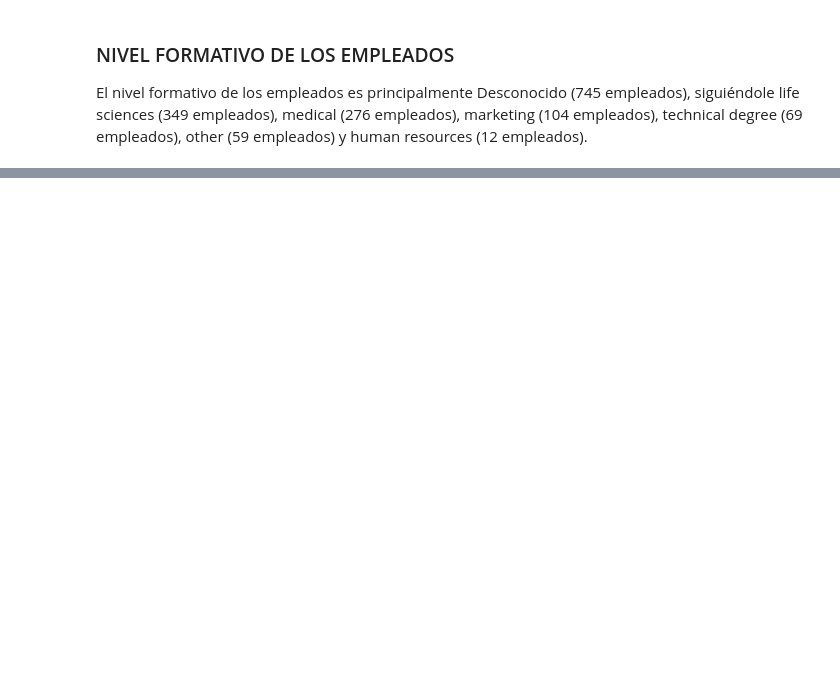
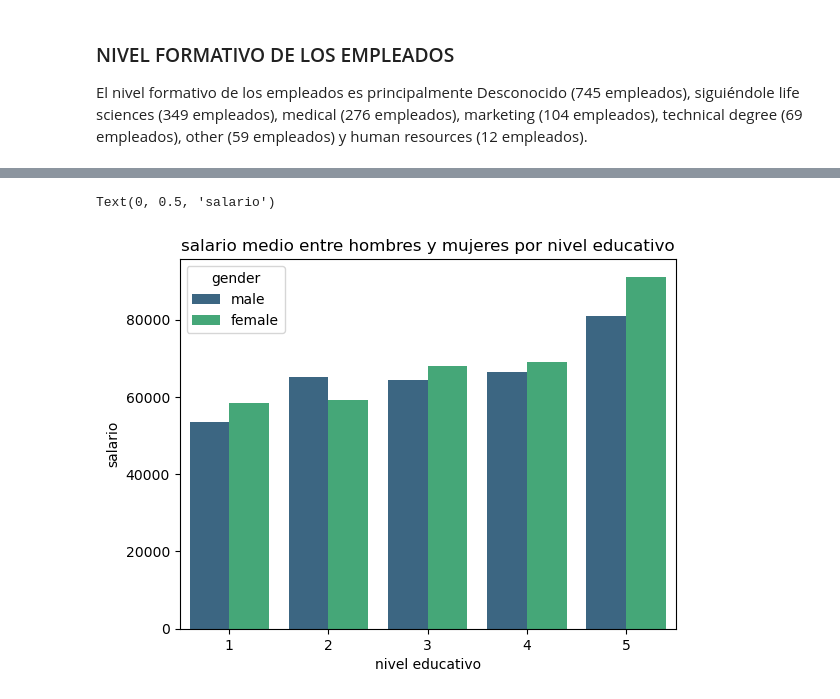
Before and after one commit to Miriam-pb/proyecto-da-promo-56-modulo-3-team-3, a Jupyter notebook: Informe_Visualizaciones.ipynb, the cells around one changed output, grey strips where cells are left out. Cells and saved outputs as stored; diff of their text form; code cells hidden in the pictures; blank space fills up the shorter version.

```diff
--- a/Informe_Visualizaciones.ipynb
+++ b/Informe_Visualizaciones.ipynb
@@ -194,0 +281,14 @@ Text(0.5, 1.0, 'Countplot con el Número de empleados por nivel formativo')
+# %%
+sns.barplot(x="education",
+            y="salary",
+            data=df_sin_duplicados,
+            hue='gender',
+            estimator='mean',
+            errorbar=None,
+            palette="viridis")
+plt.title("salario medio entre hombres y mujeres por nivel educativo")
+plt.xlabel("nivel educativo")
+plt.ylabel("salario")
+# %% [output]
+Text(0, 0.5, 'salario')
+[figure, added]
```
Also changed, not shown: parts of 30 cells of this notebook.
